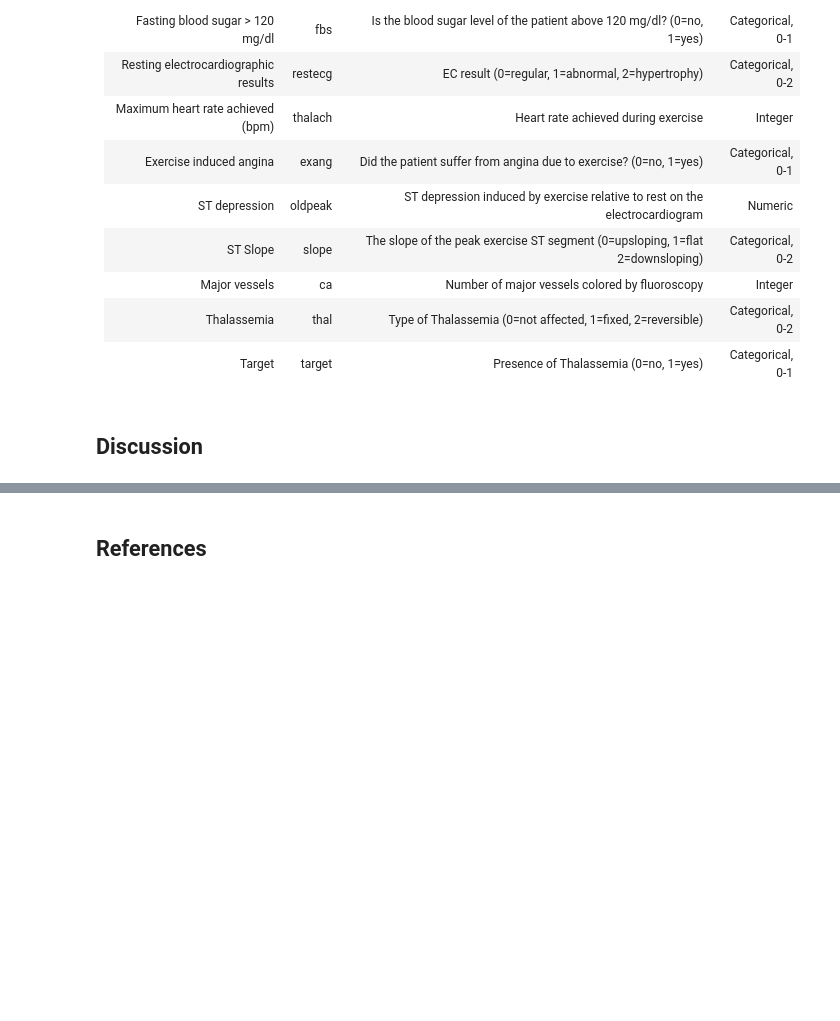
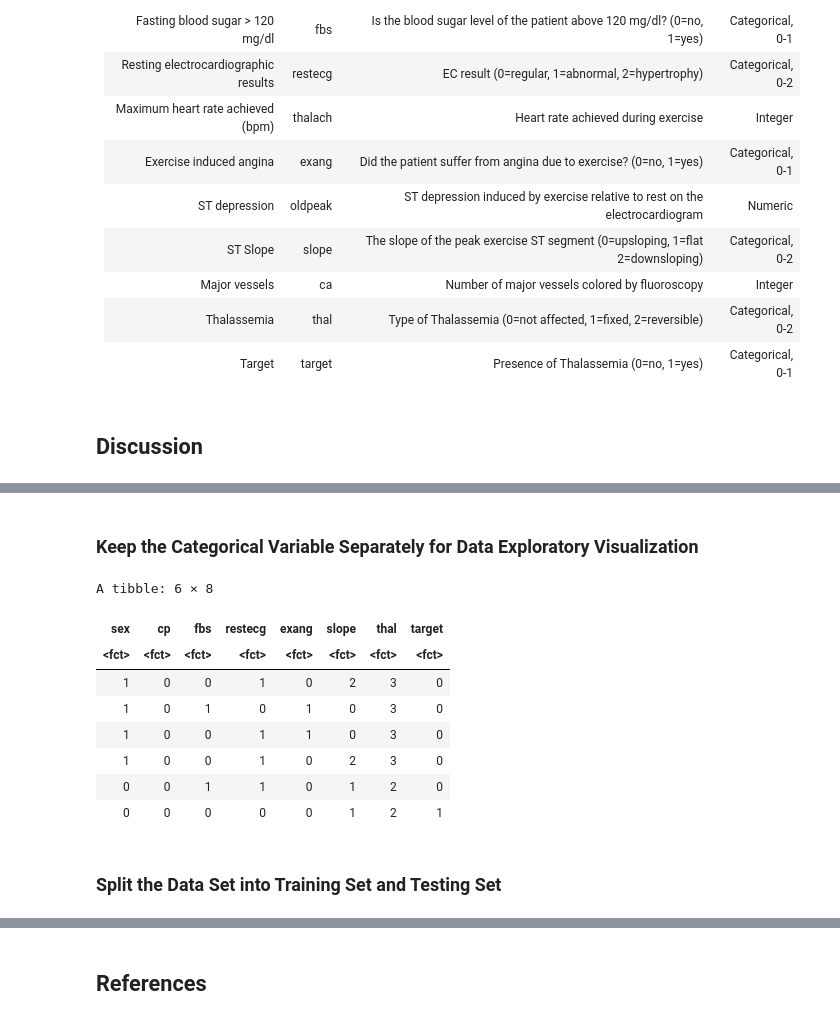
Before and after one commit to AnishkaFP/dsci-100-2023w1-group-029, a Jupyter notebook: Report_008-029.ipynb, the cells around one changed output, grey strips where cells are left out. Drawn from its saved outputs; the diff is of its cells as text; code cells hidden in the pictures; blank space fills up the shorter version.

```diff
--- a/Report_008-029.ipynb
+++ b/Report_008-029.ipynb
@@ -47,0 +188,19 @@ Hereby each variable as well as their coding in the dataset, a description and v
+# %% [markdown]
+### Keep the Categorical Variable Separately for Data Exploratory Visualization ###
+# %%
+# select categorical variables and the target column
+heart_data_cat <- heart_data_raw |>
+                  select(sex, cp, fbs, restecg, exang, slope, thal, target)
+head(heart_data_cat)
+# %% [output]
+A tibble: 6 × 8
+| sex | cp | fbs | restecg | exang | slope | thal | target |
+| <fct> | <fct> | <fct> | <fct> | <fct> | <fct> | <fct> | <fct> |
+| 1 | 0 | 0 | 1 | 0 | 2 | 3 | 0 |
+| 1 | 0 | 1 | 0 | 1 | 0 | 3 | 0 |
+| 1 | 0 | 0 | 1 | 1 | 0 | 3 | 0 |
+| 1 | 0 | 0 | 1 | 0 | 2 | 3 | 0 |
+| 0 | 0 | 1 | 1 | 0 | 1 | 2 | 0 |
+| 0 | 0 | 0 | 0 | 0 | 1 | 2 | 1 |
+# %% [markdown]
+### Split the Data Set into Training Set and Testing Set ###
```
Also changed, not shown: parts of 25 cells of this notebook.
